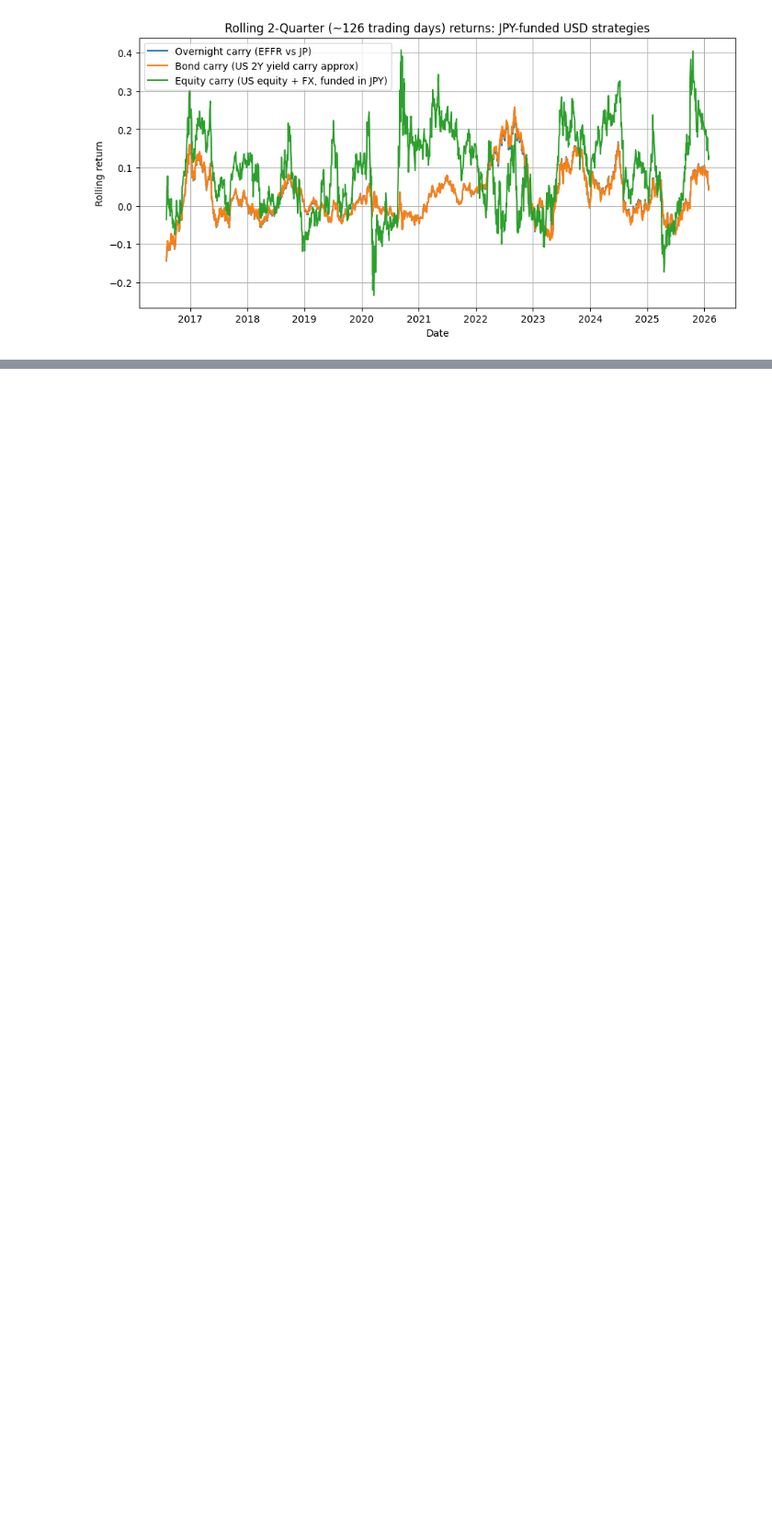
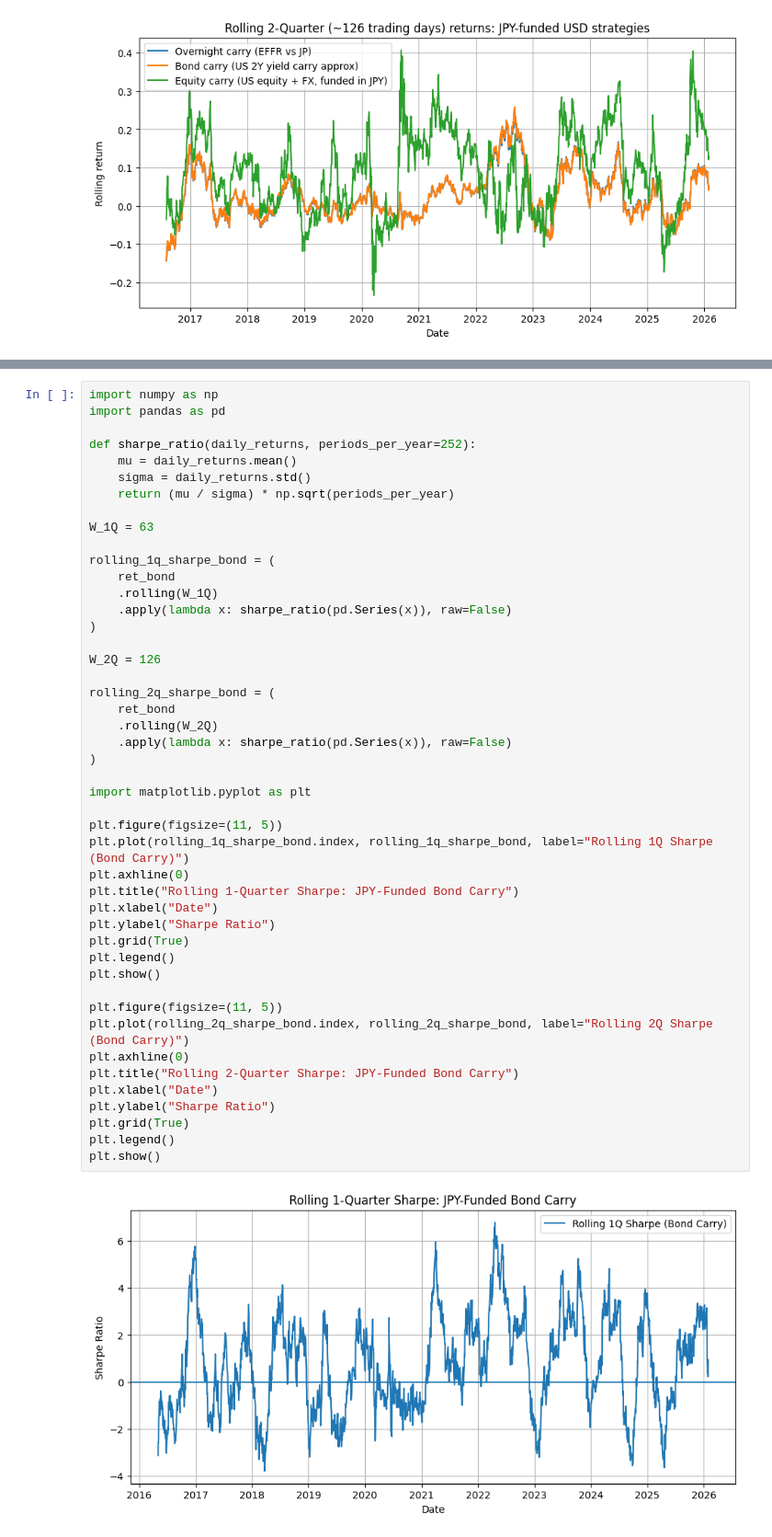
Before and after one commit to UncurledGuide/Carry_Trade_and_Forex_Exploration, a Jupyter notebook: JPYCarryTradeChart.ipynb, the cells around one changed output, grey strips where cells are left out. Shown at 92% size. Cells and saved outputs as stored; diff of their text form; blank space fills up the shorter version.

```diff
--- a/JPYCarryTradeChart.ipynb
+++ b/JPYCarryTradeChart.ipynb
@@ -236,0 +384,48 @@ plt.show()
+# %%
+import numpy as np
+import pandas as pd
+
+def sharpe_ratio(daily_returns, periods_per_year=252):
+    mu = daily_returns.mean()
+    sigma = daily_returns.std()
+    return (mu / sigma) * np.sqrt(periods_per_year)
+
+W_1Q = 63
+
+rolling_1q_sharpe_bond = (
+    ret_bond
+    .rolling(W_1Q)
+    .apply(lambda x: sharpe_ratio(pd.Series(x)), raw=False)
+)
+
+W_2Q = 126
+
+rolling_2q_sharpe_bond = (
+    ret_bond
+    .rolling(W_2Q)
+    .apply(lambda x: sharpe_ratio(pd.Series(x)), raw=False)
+)
+
+import matplotlib.pyplot as plt
+
+plt.figure(figsize=(11, 5))
+plt.plot(rolling_1q_sharpe_bond.index, rolling_1q_sharpe_bond, label="Rolling 1Q Sharpe (Bond Carry)")
+plt.axhline(0)
+plt.title("Rolling 1-Quarter Sharpe: JPY-Funded Bond Carry")
+plt.xlabel("Date")
+plt.ylabel("Sharpe Ratio")
+plt.grid(True)
+plt.legend()
+plt.show()
+
+plt.figure(figsize=(11, 5))
+plt.plot(rolling_2q_sharpe_bond.index, rolling_2q_sharpe_bond, label="Rolling 2Q Sharpe (Bond Carry)")
+plt.axhline(0)
+plt.title("Rolling 2-Quarter Sharpe: JPY-Funded Bond Carry")
+plt.xlabel("Date")
+plt.ylabel("Sharpe Ratio")
+plt.grid(True)
+plt.legend()
+plt.show()
+# %% [output]
+[figure, added]
```
Also changed, not shown: parts of 4 cells of this notebook.
